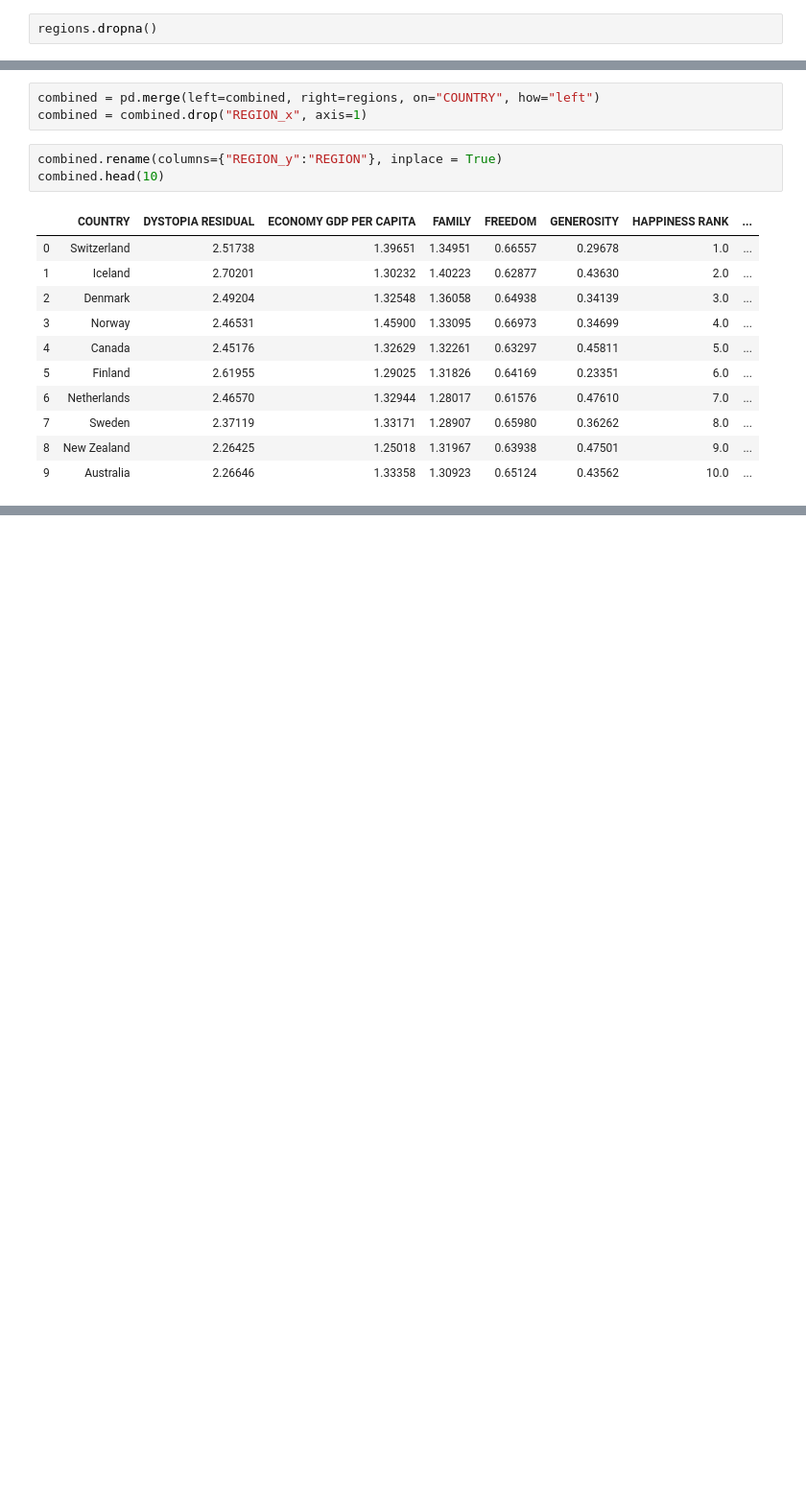
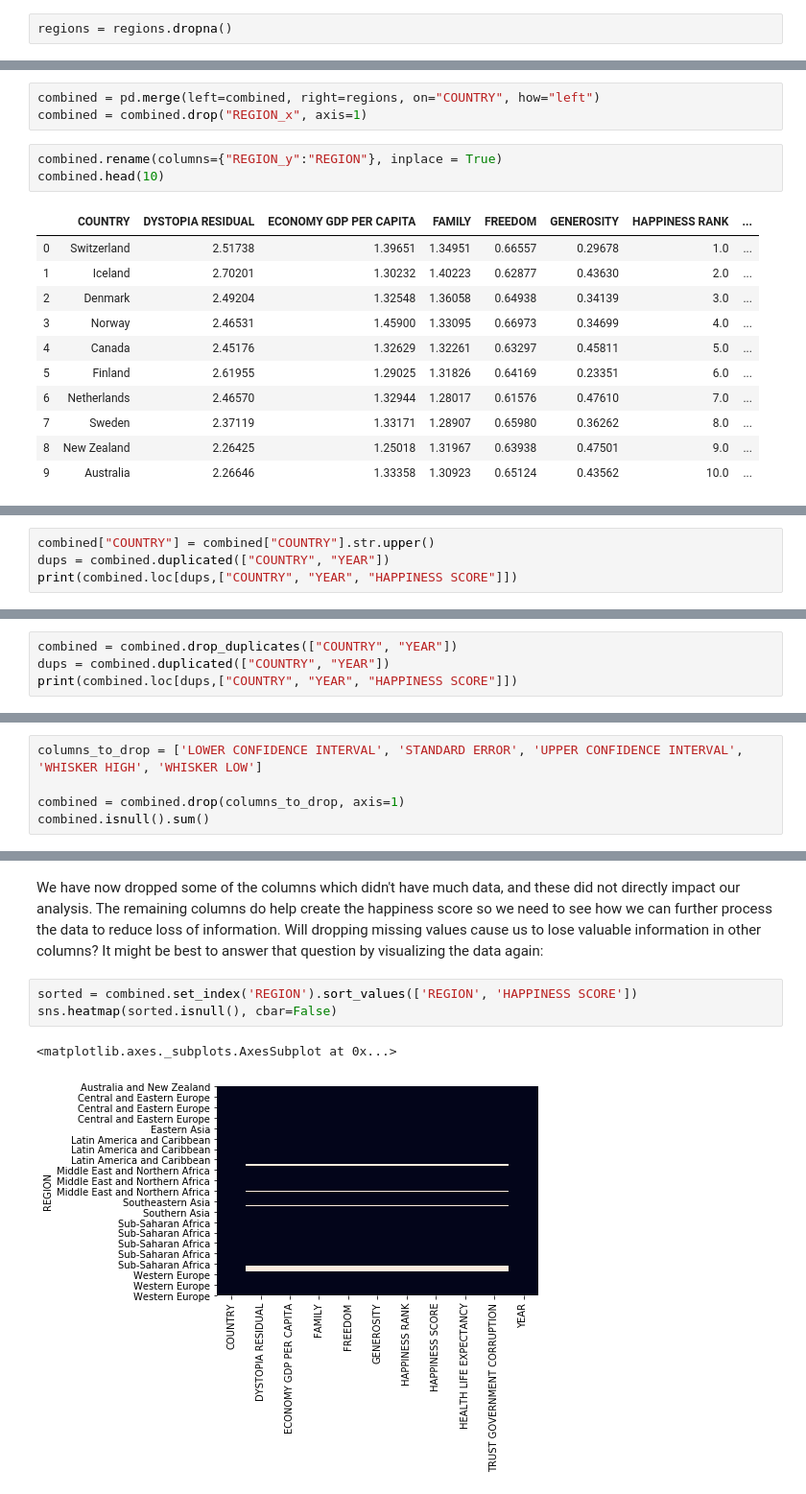
Before and after one commit to srinivasanprashant/World-Happiness-Report, a Jupyter notebook: data-analysis.ipynb, the cells around one changed output, grey strips where cells are left out. Shown at 96% size. Cells and saved outputs as stored; diff of their text form; blank space fills up the shorter version.

Commit message:
Update data-analysis.ipynb
Finish cleaning data by dropping columns and rows with missing data.

```diff
--- a/data-analysis.ipynb
+++ b/data-analysis.ipynb
@@ -601,4 +604,4 @@ print(regions)
 
 [177 rows x 2 columns]
 # %%
-regions.dropna()
+regions = regions.dropna()
@@ -638,0 +645,4 @@ combined.head(10)
+# %%
+combined["COUNTRY"] = combined["COUNTRY"].str.upper()
+dups = combined.duplicated(["COUNTRY", "YEAR"])
+print(combined.loc[dups,["COUNTRY", "YEAR", "HAPPINESS SCORE"]])
@@ -638,0 +678,4 @@ combined.head(10)
+# %%
+combined = combined.drop_duplicates(["COUNTRY", "YEAR"])
+dups = combined.duplicated(["COUNTRY", "YEAR"])
+print(combined.loc[dups,["COUNTRY", "YEAR", "HAPPINESS SCORE"]])
@@ -638,0 +717,5 @@ combined.head(10)
+# %%
+columns_to_drop = ['LOWER CONFIDENCE INTERVAL', 'STANDARD ERROR', 'UPPER CONFIDENCE INTERVAL', 'WHISKER HIGH', 'WHISKER LOW']
+
+combined = combined.drop(columns_to_drop, axis=1)
+combined.isnull().sum()
@@ -638,0 +736,8 @@ combined.head(10)
+# %% [markdown]
+We have now dropped some of the columns which didn't have much data, and these did not directly impact our analysis. The remaining columns do help create the happiness score so we need to see how we can further process the data to reduce loss of information. Will dropping missing values cause us to lose valuable information in other columns? It might be best to answer that question by visualizing the data again:
+# %%
+sorted = combined.set_index('REGION').sort_values(['REGION', 'HAPPINESS SCORE'])
+sns.heatmap(sorted.isnull(), cbar=False)
+# %% [output]
+<matplotlib.axes._subplots.AxesSubplot at 0x...>
+[figure, added]
```
Also changed, not shown: parts of 19 cells of this notebook.
